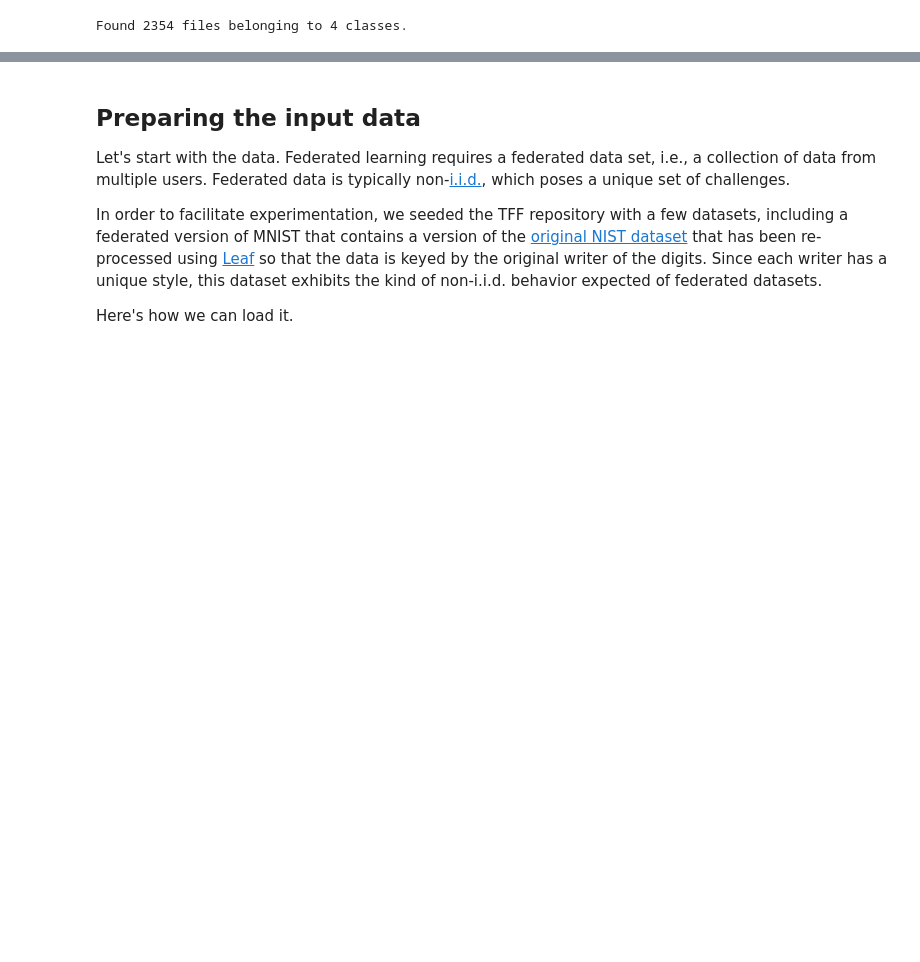
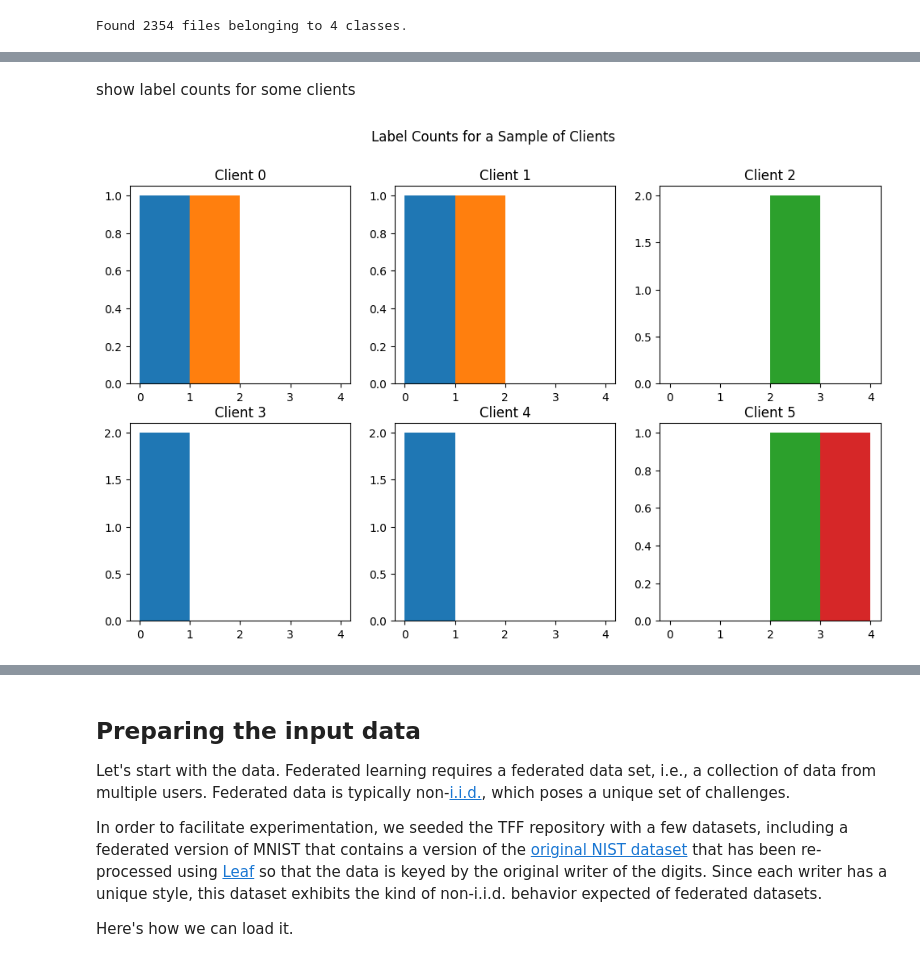
Before and after one commit to carlynlee/FLSim, a Jupyter notebook: docs/tutorials/federated_learning_for_image_classification.ipynb, the cells around one changed output, grey strips where cells are left out. Saved outputs shown, nothing was run; the diff lists cells and outputs as text; code cells hidden in the pictures; blank space fills up the shorter version.

```diff
--- a/docs/tutorials/federated_learning_for_image_classification.ipynb
+++ b/docs/tutorials/federated_learning_for_image_classification.ipynb
@@ -122,0 +242,25 @@ preprocessed_dataset = preprocess(dataset)
+# %% [markdown]
+show label counts for some clients
+# %%
+# Number of examples per label for a sample of clients
+f = plt.figure(figsize=(12, 7))
+f.suptitle('Label Counts for a Sample of Clients')
+
+for i in range(min(6, NUM_CLIENTS)):
+    client_dataset = federated_test_data[i]
+    plot_data = collections.defaultdict(list)
+    for example in client_dataset:
+        label = example['y'].numpy().flatten()[0]
+        plot_data[label].append(label)
+
+    plt.subplot(2, 3, i + 1)
+    plt.title('Client {}'.format(i))
+    for j in range(4):  # Adjust based on the number of labels (4 in your case)
+        plt.hist(
+            plot_data[j],
+            density=False,
+            bins=[0, 1, 2, 3, 4]  # Adjust based on the number of labels
+        )
+plt.show()
+# %% [output]
+[figure, added]
```
Also changed, not shown: parts of 16 cells of this notebook.
